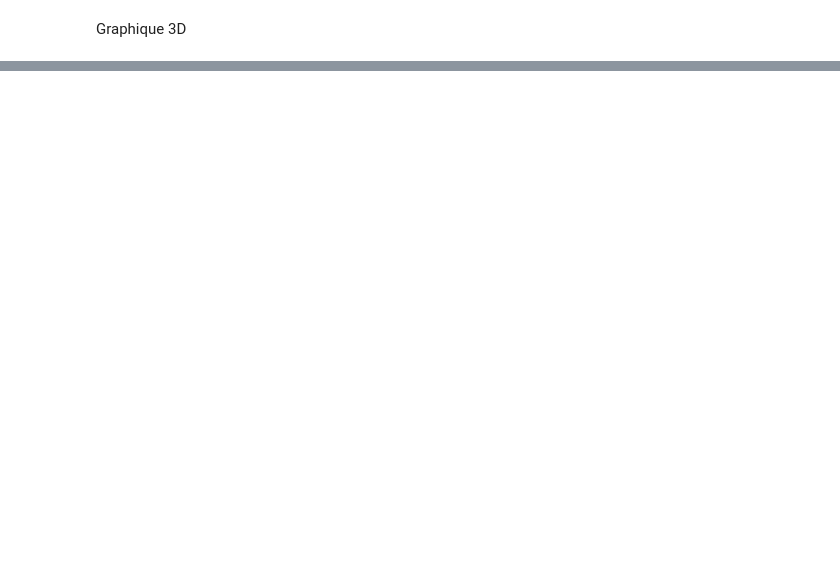
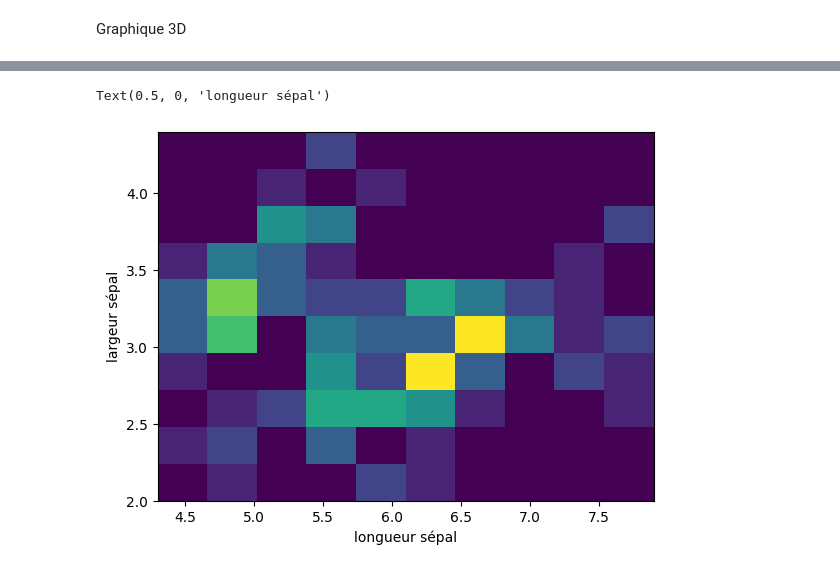
Before and after one commit to DonzerHD/Pandas-Env-Visuel, a Jupyter notebook: Iris/iris.ipynb, the cells around one changed output, grey strips where cells are left out. Cells and saved outputs as stored; diff of their text form; code cells hidden in the pictures; blank space fills up the shorter version.

```diff
--- a/Iris/iris.ipynb
+++ b/Iris/iris.ipynb
@@ -39,0 +70,8 @@ Using matplotlib backend: TkAgg
+# %%
+fig, ax = plt.subplots()
+ax.hist2d(x[:, 0], x[:, 1])
+ax.set_ylabel('largeur sépal')
+ax.set_xlabel('longueur sépal')
+# %% [output]
+Text(0.5, 0, 'longueur sépal')
+[figure, added]
```
Also changed, not shown: parts of 9 cells of this notebook.
